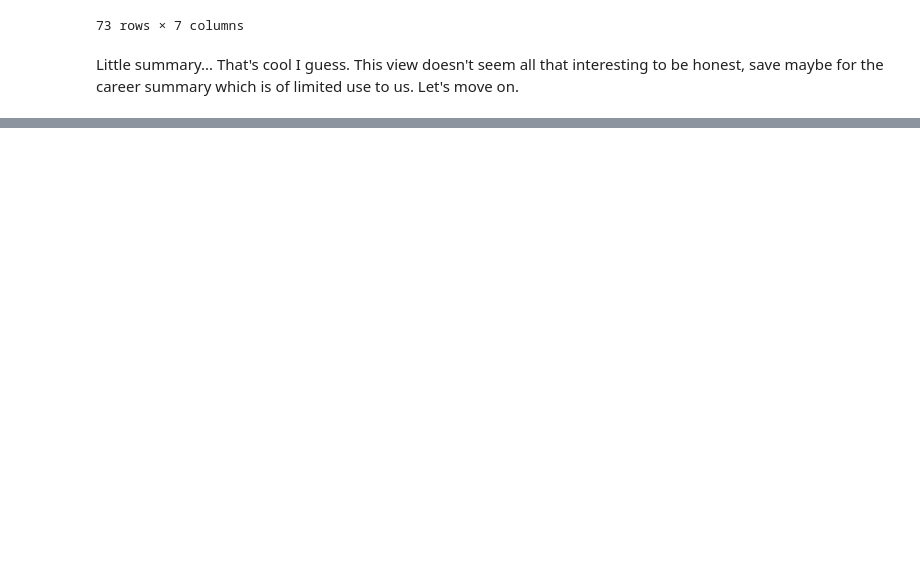
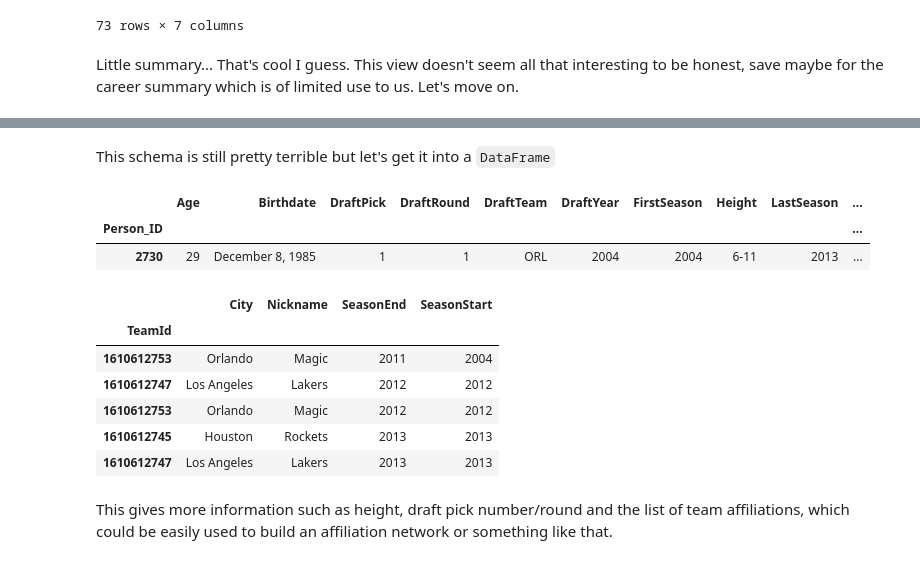
Before and after one commit to ltiao/notes, a Jupyter notebook: NBA Stat Resources.ipynb, the cells around one changed output, grey strips where cells are left out. Cells and saved outputs as stored; diff of their text form; code cells hidden in the pictures; blank space fills up the shorter version.

```diff
--- a/NBA Stat Resources.ipynb
+++ b/NBA Stat Resources.ipynb
@@ -241,0 +197,3 @@ Little summary... That's cool I guess. This view doesn't seem all that interesti
+# %%
+data = r.json()[u'resultSets'][0]
+df = DataFrame(data[u'rowSet'], columns=data[u'headers']).set_index('PERSON_ID'); df
@@ -241,0 +208,7 @@ Little summary... That's cool I guess. This view doesn't seem all that interesti
+# %%
+params = {
+    'PlayerID': 76003 # Kareem Abdul-Jabbar
+}
+r = requests.get('http://stats.nba.com/feeds/players/awards/{PlayerID}_Award.js'.format(**params))
+# %%
+data = r.json(); data
@@ -241,0 +237,6 @@ Little summary... That's cool I guess. This view doesn't seem all that interesti
+# %%
+params = {
+    'PlayerID': 2730 # Superman
+}
+r = requests.get('http://stats.nba.com/feeds/players/profile/{PlayerID}_Profile.js'.format(**params))
+data = r.json(); data
@@ -241,0 +261,20 @@ Little summary... That's cool I guess. This view doesn't seem all that interesti
+# %% [markdown]
+This schema is still pretty terrible but let's get it into a `DataFrame`
+# %%
+DataFrame(data[u'PlayerProfile'][0][u'PlayerBio']).set_index('Person_ID')
+# %% [output]
+|  | Age | Birthdate | DraftPick | DraftRound | DraftTeam | DraftYear | FirstSeason | Height | LastSeason | ... |
+| Person_ID |  |  |  |  |  |  |  |  |  | ... |
+| 2730 | 29 | December 8, 1985 | 1 | 1 | ORL | 2004 | 2004 | 6-11 | 2013 | ... |
+# %%
+DataFrame(data[u'PlayerProfile'][1][u'PlayerTeamSeasons']).set_index('TeamId')
+# %% [output]
+|  | City | Nickname | SeasonEnd | SeasonStart |
+| TeamId |  |  |  |  |
+| 1610612753 | Orlando | Magic | 2011 | 2004 |
+| 1610612747 | Los Angeles | Lakers | 2012 | 2012 |
+| 1610612753 | Orlando | Magic | 2012 | 2012 |
+| 1610612745 | Houston | Rockets | 2013 | 2013 |
+| 1610612747 | Los Angeles | Lakers | 2013 | 2013 |
+# %% [markdown]
+This gives more information such as height, draft pick number/round and the list of team affiliations, which could be easily used to build an affiliation network or something like that.
```
Also changed, not shown: parts of 13 cells of this notebook.
